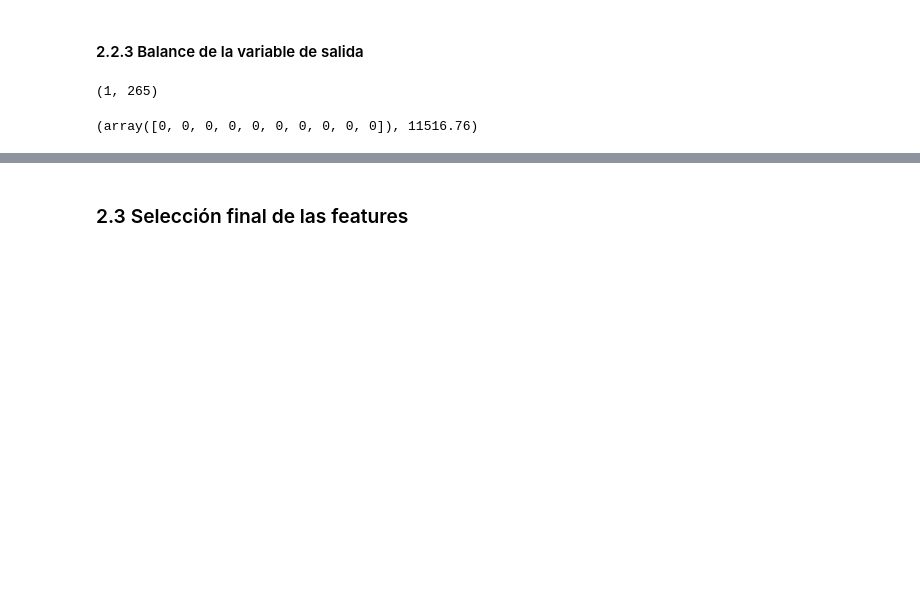
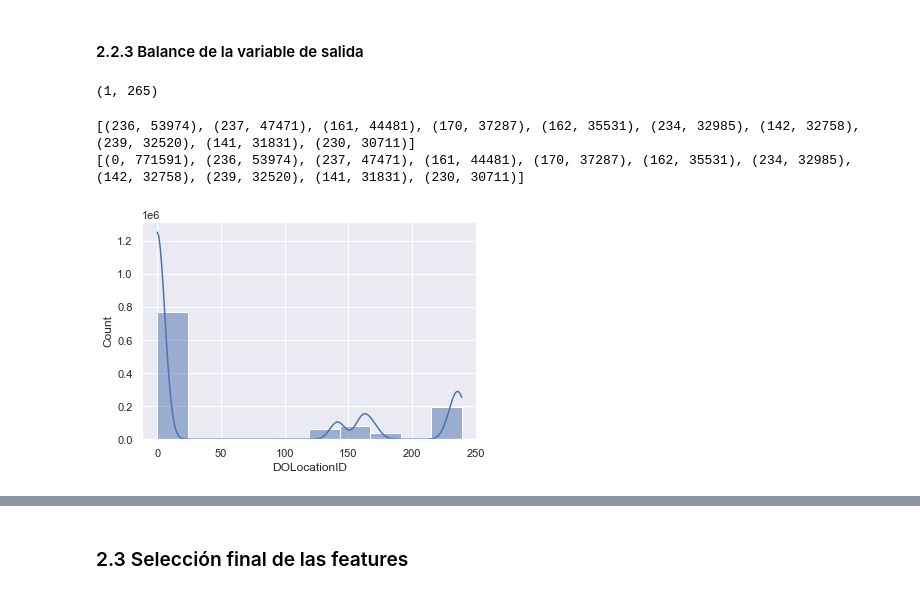
Before and after one commit to santiagobiobot/uba-ia-add-tpfinal, a Jupyter notebook: TP-final-Carlos.ipynb, the cells around one changed output, grey strips where cells are left out. Saved outputs shown, nothing was run; the diff lists cells and outputs as text; code cells hidden in the pictures; blank space fills up the shorter version.

Commit message:
Cambio forma de tomar los 10 valores mas importantes y los demas en cero

```diff
--- a/TP-final-Carlos.ipynb
+++ b/TP-final-Carlos.ipynb
@@ -698,11 +712,38 @@ df['DOLocationID'].min(), df['DOLocationID'].max()
 (1, 265)
 # %%
 #asigno a la categoria 0 a todos los que aparecen por debajo del 1%
-location_id_min_th_count = 0.01 * len(df)
-df['DOLocationIDTruncated'] = df['DOLocationID'].apply(lambda x: clear_location_low_values(x, location_id_min_th_count))
-df['DOLocationIDTruncated'].values[:10], location_id_min_th_count
+# location_id_min_th_count = 0.01 * len(df)
+# df['DOLocationIDTruncated'] = df['DOLocationID'].apply(lambda x: clear_location_low_values(x, location_id_min_th_count))
+# df['DOLocationIDTruncated'].values[:10], location_id_min_th_count
-# %% [output]
-(array([0, 0, 0, 0, 0, 0, 0, 0, 0, 0]), 11516.76)
+# %%
+
+
+# Contamos las apariciones de los lugares mas concurridos
+mostCommonSites = Counter(df['DOLocationID'])
+
+# Mostramos los 10 primeros.
+print(mostCommonSites.most_common(10))
+
+aux = mostCommonSites.most_common(10)
+most_important_places = []
+for i in aux:
+    most_important_places.append(i[0])
+
+
+# for i, placeValue in enumerate(df['DOLocationID']):
+#     if (not placeValue in most_important_places):
+#         df.loc[i,'DOLocationID'] = 0
+
+df['DOLocationID'] = np.where(df['DOLocationID'].isin(most_important_places), df['DOLocationID'], 0)
+
+sns.histplot(df['DOLocationID'], bins=10, kde=True)
+commonSites = Counter(df['DOLocationID'])
+# Mostramos los 10 primeros.
+print(commonSites.most_common(20))
+# %% [output]
+[(236, 53974), (237, 47471), (161, 44481), (170, 37287), (162, 35531), (234, 32985), (142, 32758), (239, 32520), (141, 31831), (230, 30711)]
+[(0, 771591), (236, 53974), (237, 47471), (161, 44481), (170, 37287), (162, 35531), (234, 32985), (142, 32758), (239, 32520), (141, 31831), (230, 30711)]
+[figure, added]
 # %%
 df.describe()
 # %% [output]
```
Also changed, not shown: parts of 36 cells of this notebook.
